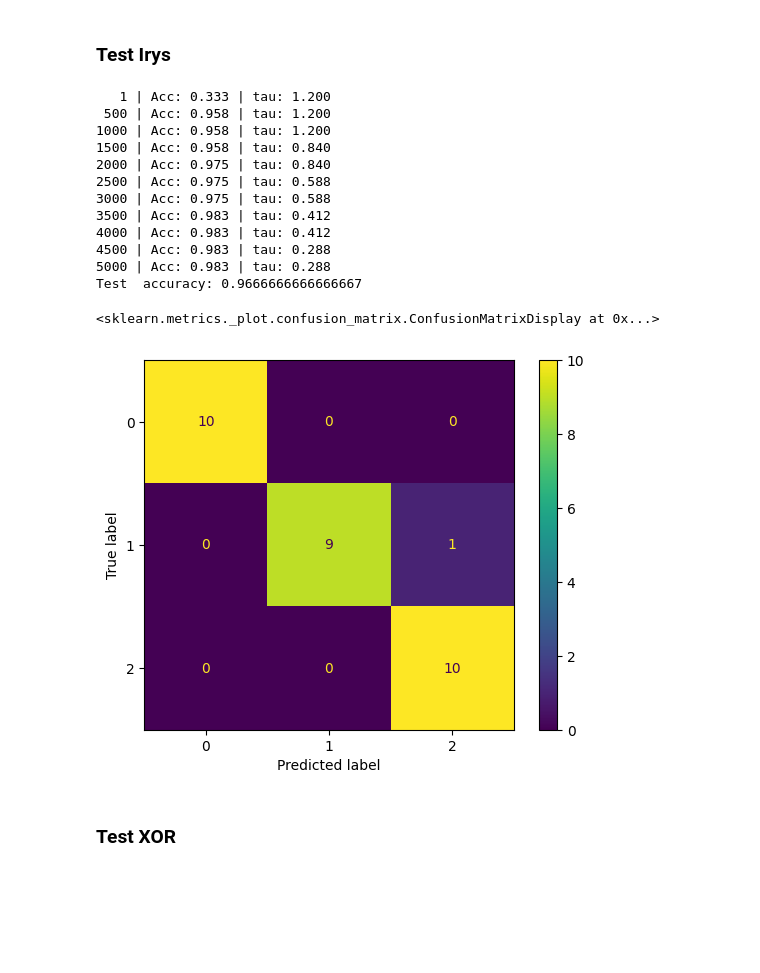
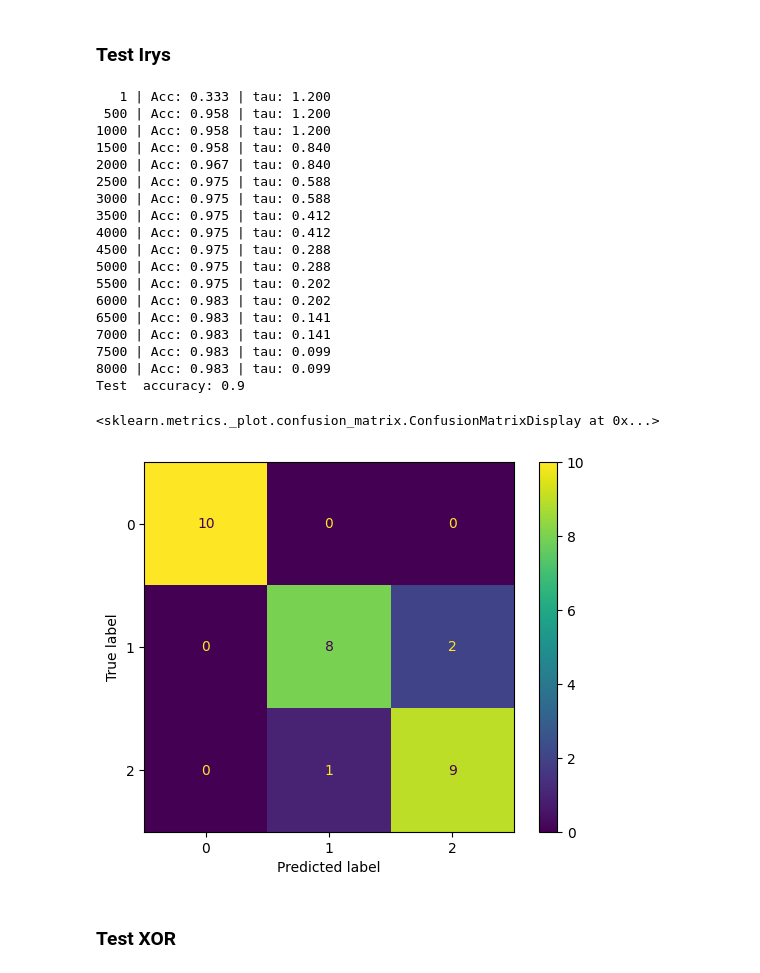
Before and after one commit to Lecrut/ai-ml_studies, a Jupyter notebook: metody_sztucznej_itenligencji/lab_5.ipynb, the cells around one changed output. Saved outputs shown, nothing was run; the diff lists cells and outputs as text; code cells hidden in the pictures; blank space fills up the shorter version.

```diff
--- a/metody_sztucznej_itenligencji/lab_5.ipynb
+++ b/metody_sztucznej_itenligencji/lab_5.ipynb
@@ -220,41 +220,47 @@ kb = KBinsDiscretizer(n_bins=3, encode='ordinal', strategy='quantile')
 X_binned = kb.fit_transform(X_cont)
 
 one_hot_encoder = OneHotEncoder(dtype=int)
 X = one_hot_encoder.fit_transform(X_binned).toarray()
 
 X_train, X_test, y_train, y_test = train_test_split(
     X, y, test_size=0.2, random_state=42, stratify=y
 )
 
 model = LogicGatesNetwork(
     input_bits=X_train.shape[1],
     hidden_layers=[48, 48, 48],
     num_classes=3,
     ops_per_class=16,
     temperature=1.2
 )
 
-model.fit(X_train, y_train, epochs=5000, lr=1.0)
+model.fit(X_train, y_train, epochs=8000, lr=1.0)
 
 y_pred = model.predict(X_test)
 
 print("Test  accuracy:", accuracy_score(y_test, y_pred))
 ConfusionMatrixDisplay.from_predictions(y_test, y_pred)
 # %% [output]
    1 | Acc: 0.333 | tau: 1.200
  500 | Acc: 0.958 | tau: 1.200
 1000 | Acc: 0.958 | tau: 1.200
 1500 | Acc: 0.958 | tau: 0.840
-2000 | Acc: 0.975 | tau: 0.840
+2000 | Acc: 0.967 | tau: 0.840
 2500 | Acc: 0.975 | tau: 0.588
 3000 | Acc: 0.975 | tau: 0.588
-3500 | Acc: 0.983 | tau: 0.412
-4000 | Acc: 0.983 | tau: 0.412
-4500 | Acc: 0.983 | tau: 0.288
-5000 | Acc: 0.983 | tau: 0.288
-Test  accuracy: 0.9666666666666667
+3500 | Acc: 0.975 | tau: 0.412
+4000 | Acc: 0.975 | tau: 0.412
+4500 | Acc: 0.975 | tau: 0.288
+5000 | Acc: 0.975 | tau: 0.288
+5500 | Acc: 0.975 | tau: 0.202
+6000 | Acc: 0.983 | tau: 0.202
+6500 | Acc: 0.983 | tau: 0.141
+7000 | Acc: 0.983 | tau: 0.141
+7500 | Acc: 0.983 | tau: 0.099
+8000 | Acc: 0.983 | tau: 0.099
+Test  accuracy: 0.9
 <sklearn.metrics._plot.confusion_matrix.ConfusionMatrixDisplay at 0x...>
-[figure, old version]
+[figure, new version]
 # %% [markdown]
 ### **Test XOR**
 # %%
```
Also changed, not shown: parts of 1 cell of this notebook, 13 other files.
